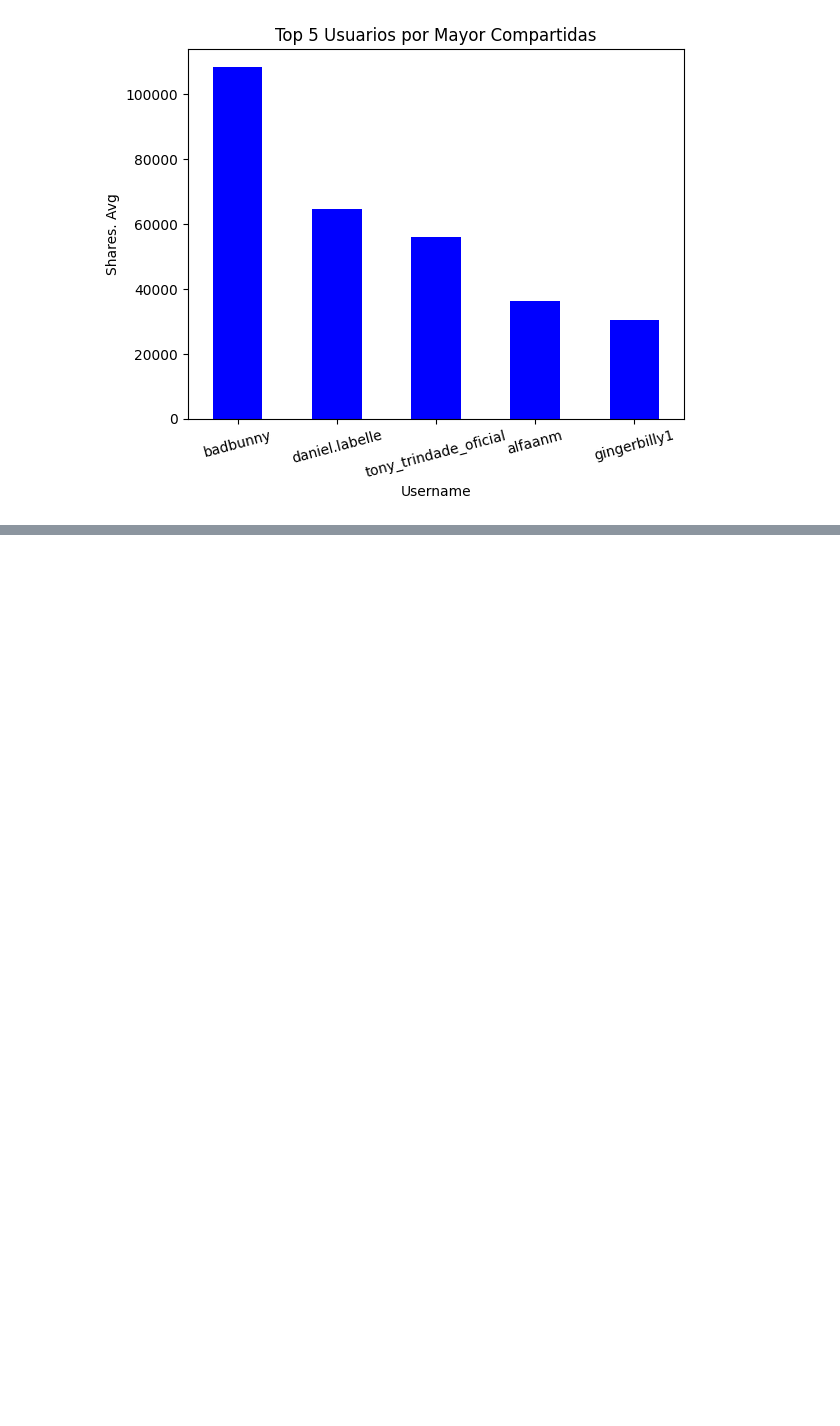
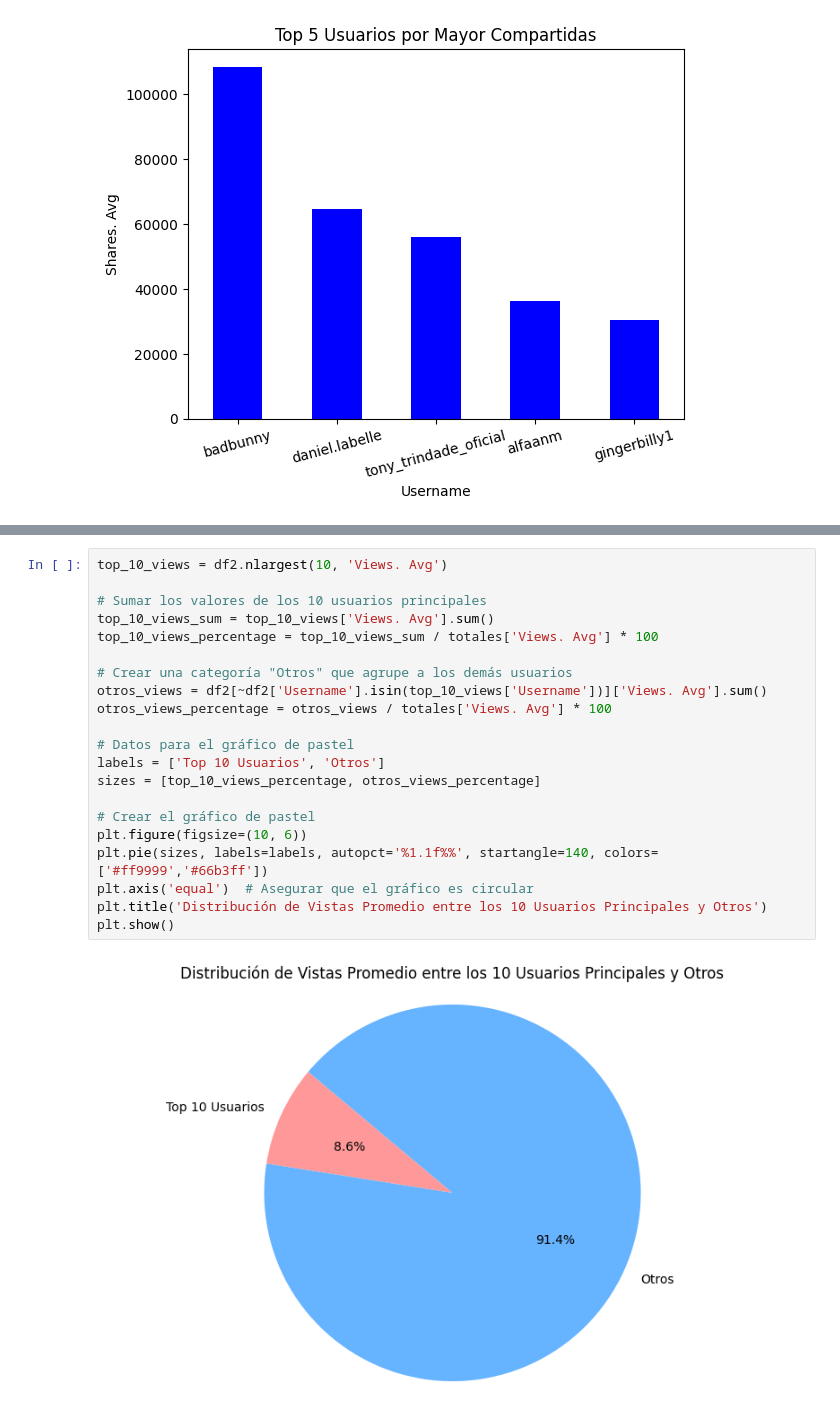
Before and after one commit to FrankRomeroT/H-bito, a Jupyter notebook: Dia 5/tiktok.ipynb, the cells around one changed output, grey strips where cells are left out. Cells and saved outputs as stored; diff of their text form; blank space fills up the shorter version.

```diff
--- a/Dia 5/tiktok.ipynb
+++ b/Dia 5/tiktok.ipynb
@@ -289,0 +323,23 @@ df2.head()
+# %%
+top_10_views = df2.nlargest(10, 'Views. Avg')
+
+# Sumar los valores de los 10 usuarios principales
+top_10_views_sum = top_10_views['Views. Avg'].sum()
+top_10_views_percentage = top_10_views_sum / totales['Views. Avg'] * 100
+
+# Crear una categoría "Otros" que agrupe a los demás usuarios
+otros_views = df2[~df2['Username'].isin(top_10_views['Username'])]['Views. Avg'].sum()
+otros_views_percentage = otros_views / totales['Views. Avg'] * 100
+
+# Datos para el gráfico de pastel
+labels = ['Top 10 Usuarios', 'Otros']
+sizes = [top_10_views_percentage, otros_views_percentage]
+
+# Crear el gráfico de pastel
+plt.figure(figsize=(10, 6))
+plt.pie(sizes, labels=labels, autopct='%1.1f%%', startangle=140, colors=['#ff9999','#66b3ff'])
+plt.axis('equal')  # Asegurar que el gráfico es circular
+plt.title('Distribución de Vistas Promedio entre los 10 Usuarios Principales y Otros')
+plt.show()
+# %% [output]
+[figure, added]
```
Also changed, not shown: parts of 20 cells of this notebook, 3 other files.
